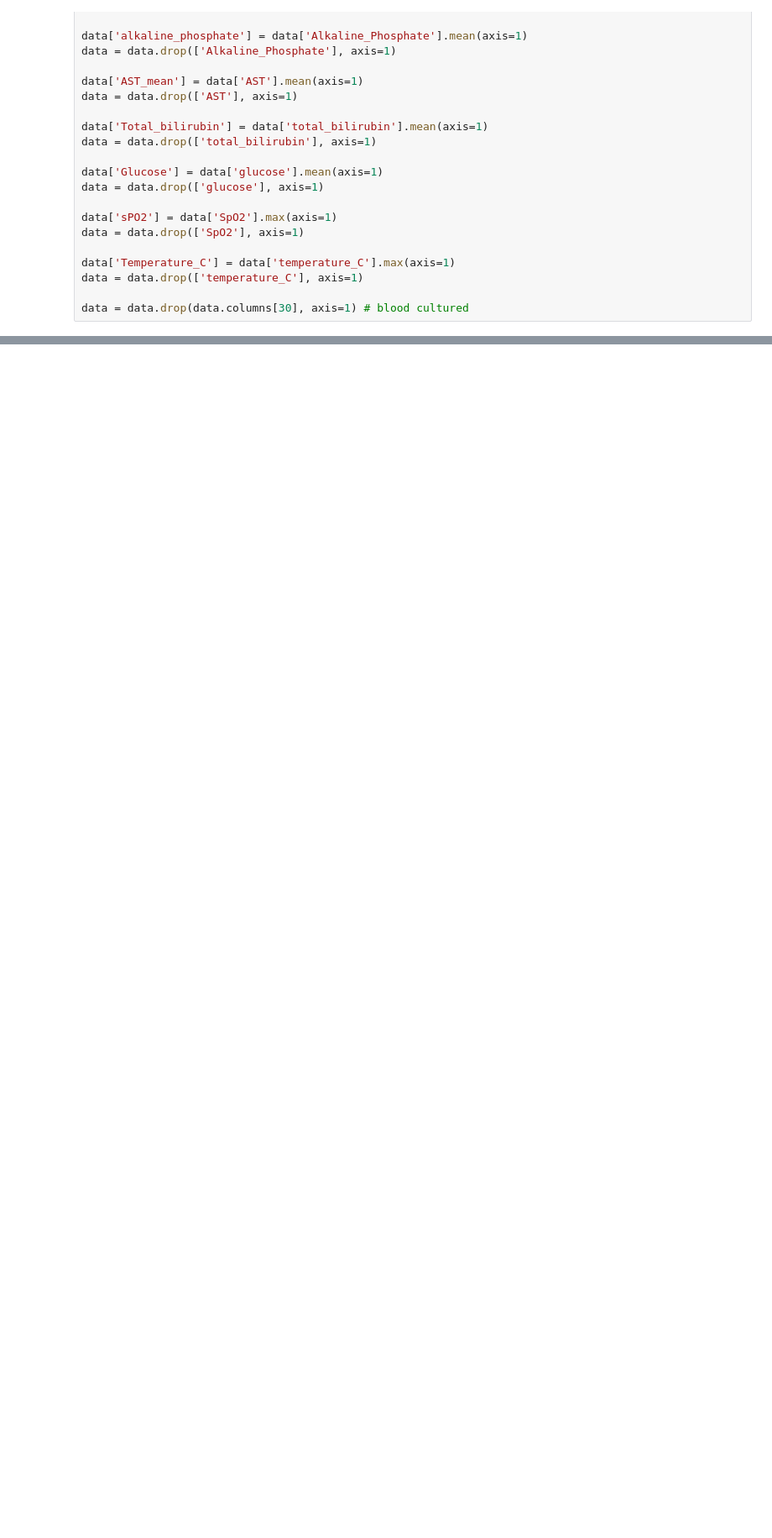
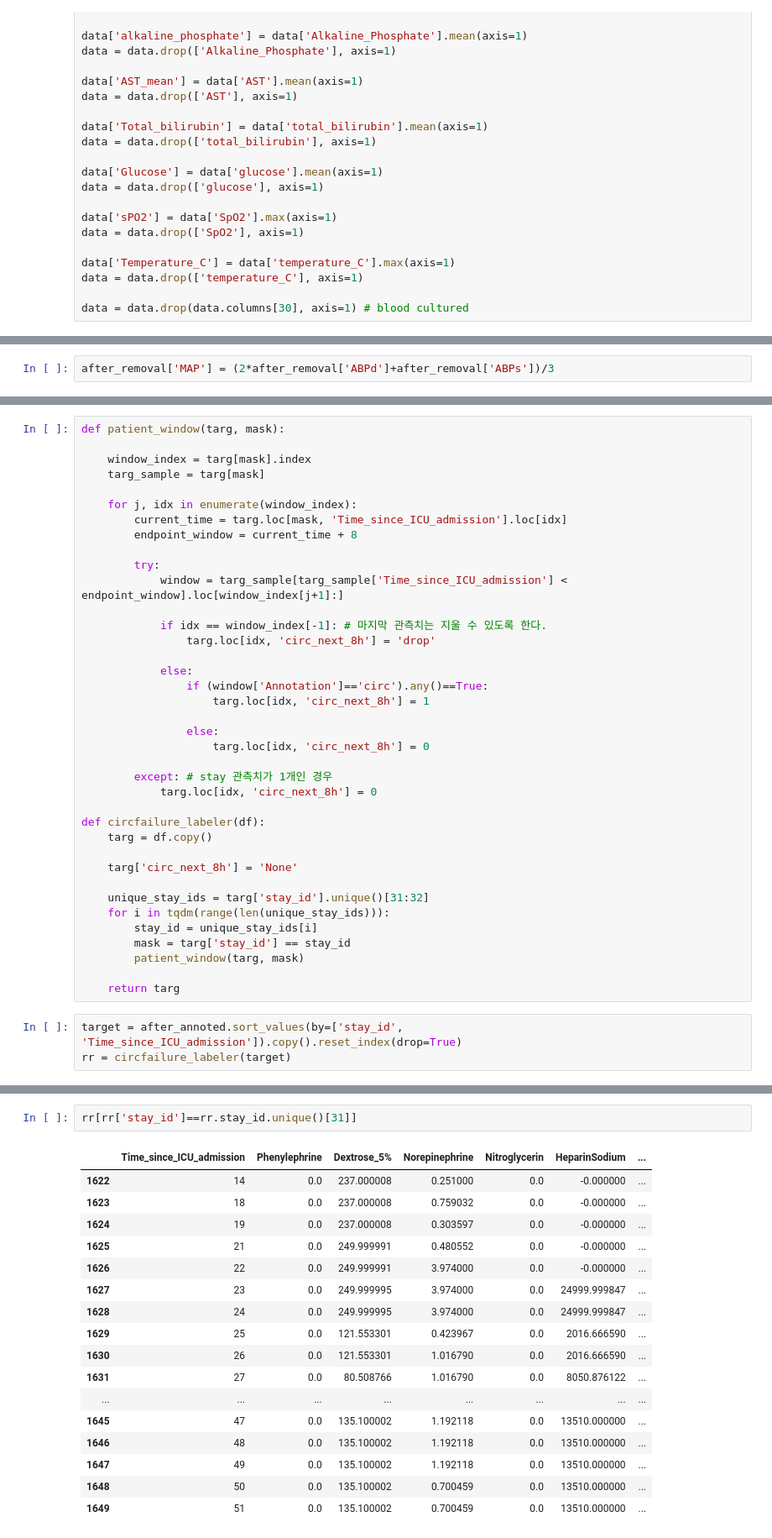
Before and after one commit to Jeong-Eul/MIMICIV2.2_PREPROC, a Jupyter notebook: mainCircline.ipynb, the cells around one changed output, grey strips where cells are left out. Shown at 84% size. Cells and saved outputs as stored; diff of their text form; blank space fills up the shorter version.

```diff
--- a/mainCircline.ipynb
+++ b/mainCircline.ipynb
@@ -263,0 +356,2 @@ data.head()
+# %%
+after_removal['MAP'] = (2*after_removal['ABPd']+after_removal['ABPs'])/3
@@ -263,0 +372,41 @@ data.head()
+# %%
+def patient_window(targ, mask):
+
+    window_index = targ[mask].index
+    targ_sample = targ[mask]
+
+    for j, idx in enumerate(window_index):
+        current_time = targ.loc[mask, 'Time_since_ICU_admission'].loc[idx]
+        endpoint_window = current_time + 8
+
+        try:
+            window = targ_sample[targ_sample['Time_since_ICU_admission'] < endpoint_window].loc[window_index[j+1]:]
+
+            if idx == window_index[-1]: # 마지막 관측치는 지울 수 있도록 한다.
+                targ.loc[idx, 'circ_next_8h'] = 'drop'
+
+            else:
+                if (window['Annotation']=='circ').any()==True:
+                    targ.loc[idx, 'circ_next_8h'] = 1
+
+                else:
+                    targ.loc[idx, 'circ_next_8h'] = 0
+
+        except: # stay 관측치가 1개인 경우
+            targ.loc[idx, 'circ_next_8h'] = 0
+
+def circfailure_labeler(df):
+    targ = df.copy()
+
+    targ['circ_next_8h'] = 'None'
+
+    unique_stay_ids = targ['stay_id'].unique()[31:32]
+    for i in tqdm(range(len(unique_stay_ids))):
+        stay_id = unique_stay_ids[i]
+        mask = targ['stay_id'] == stay_id
+        patient_window(targ, mask)
+
+    return targ
+# %%
+target = after_annoted.sort_values(by=['stay_id', 'Time_since_ICU_admission']).copy().reset_index(drop=True)
+rr = circfailure_labeler(target)
@@ -263,0 +419,20 @@ data.head()
+# %%
+rr[rr['stay_id']==rr.stay_id.unique()[31]]
+# %% [output]
+|  | Time_since_ICU_admission | Phenylephrine | Dextrose_5% | Norepinephrine | Nitroglycerin | HeparinSodium | ... |
+| 1622 | 14 | 0.0 | 237.000008 | 0.251000 | 0.0 | -0.000000 | ... |
+| 1623 | 18 | 0.0 | 237.000008 | 0.759032 | 0.0 | -0.000000 | ... |
+| 1624 | 19 | 0.0 | 237.000008 | 0.303597 | 0.0 | -0.000000 | ... |
+| 1625 | 21 | 0.0 | 249.999991 | 0.480552 | 0.0 | -0.000000 | ... |
+| 1626 | 22 | 0.0 | 249.999991 | 3.974000 | 0.0 | -0.000000 | ... |
+| 1627 | 23 | 0.0 | 249.999995 | 3.974000 | 0.0 | 24999.999847 | ... |
+| 1628 | 24 | 0.0 | 249.999995 | 3.974000 | 0.0 | 24999.999847 | ... |
+| 1629 | 25 | 0.0 | 121.553301 | 0.423967 | 0.0 | 2016.666590 | ... |
+| 1630 | 26 | 0.0 | 121.553301 | 1.016790 | 0.0 | 2016.666590 | ... |
+| 1631 | 27 | 0.0 | 80.508766 | 1.016790 | 0.0 | 8050.876122 | ... |
+| ... | ... | ... | ... | ... | ... | ... | ... |
+| 1645 | 47 | 0.0 | 135.100002 | 1.192118 | 0.0 | 13510.000000 | ... |
+| 1646 | 48 | 0.0 | 135.100002 | 1.192118 | 0.0 | 13510.000000 | ... |
+| 1647 | 49 | 0.0 | 135.100002 | 1.192118 | 0.0 | 13510.000000 | ... |
+| 1648 | 50 | 0.0 | 135.100002 | 0.700459 | 0.0 | 13510.000000 | ... |
+| 1649 | 51 | 0.0 | 135.100002 | 0.700459 | 0.0 | 13510.000000 | ... |
```
Also changed, not shown: parts of 11 cells of this notebook.
